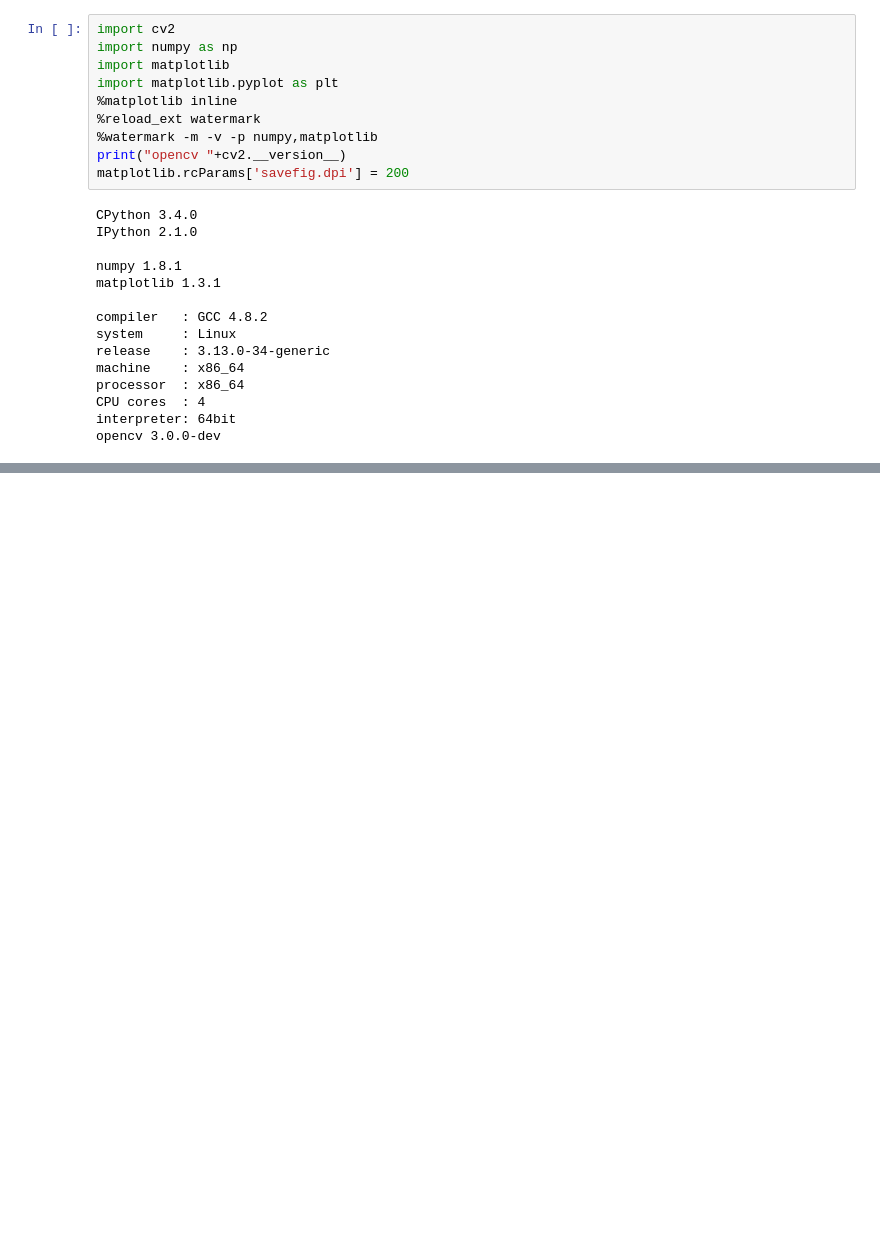
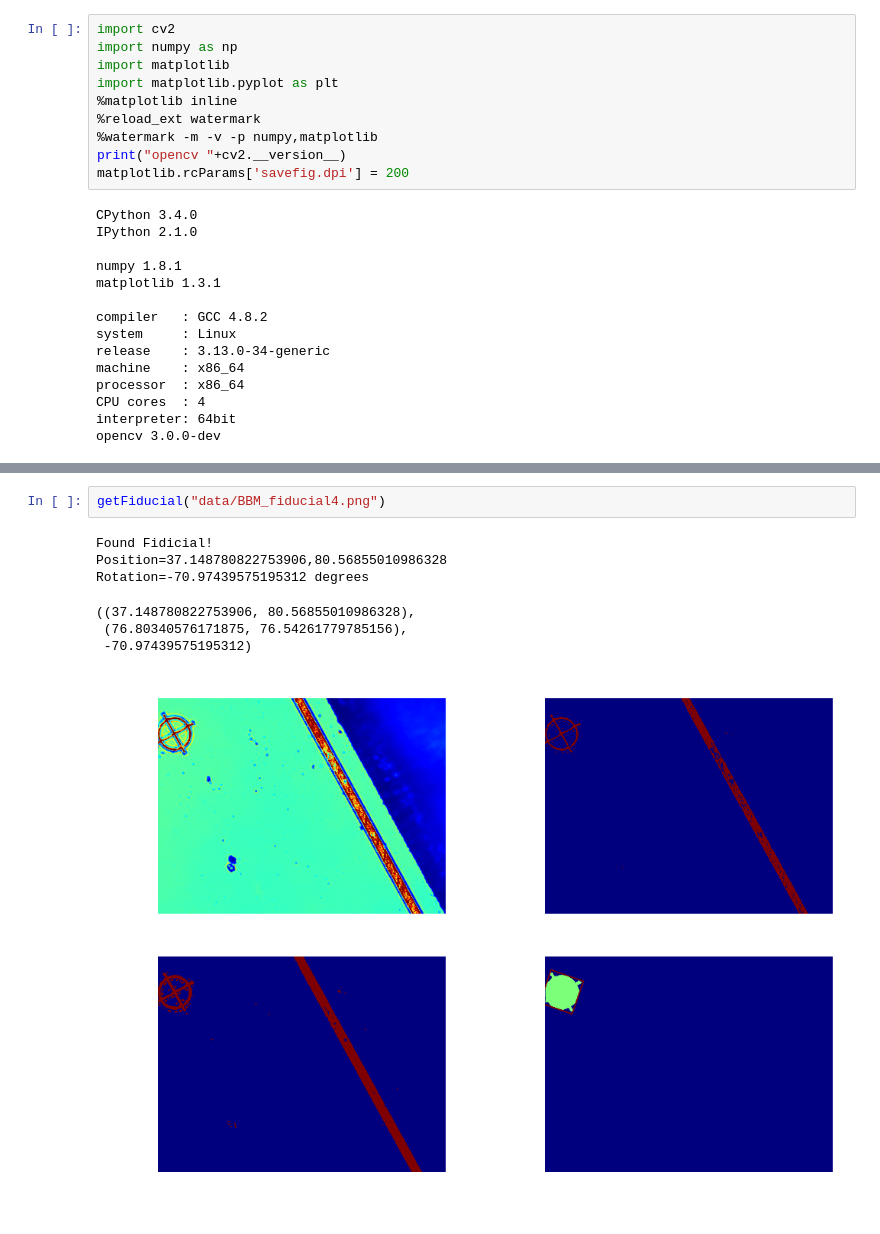
Before and after one commit to egmont7/Small, a Jupyter notebook: Fiducial_Recognition.ipynb, the cells around one changed output, grey strips where cells are left out. Cells and saved outputs as stored; diff of their text form; blank space fills up the shorter version.

```diff
--- a/Fiducial_Recognition.ipynb
+++ b/Fiducial_Recognition.ipynb
@@ -75,0 +106,10 @@ getFiducial("data/BBM_fiducial7.png")
+# %%
+getFiducial("data/BBM_fiducial4.png")
+# %% [output]
+Found Fidicial!
+Position=37.148780822753906,80.56855010986328
+Rotation=-70.97439575195312 degrees
+((37.148780822753906, 80.56855010986328),
+ (76.80340576171875, 76.54261779785156),
+ -70.97439575195312)
+[figure, added]
```
Also changed, not shown: parts of 4 cells of this notebook.
